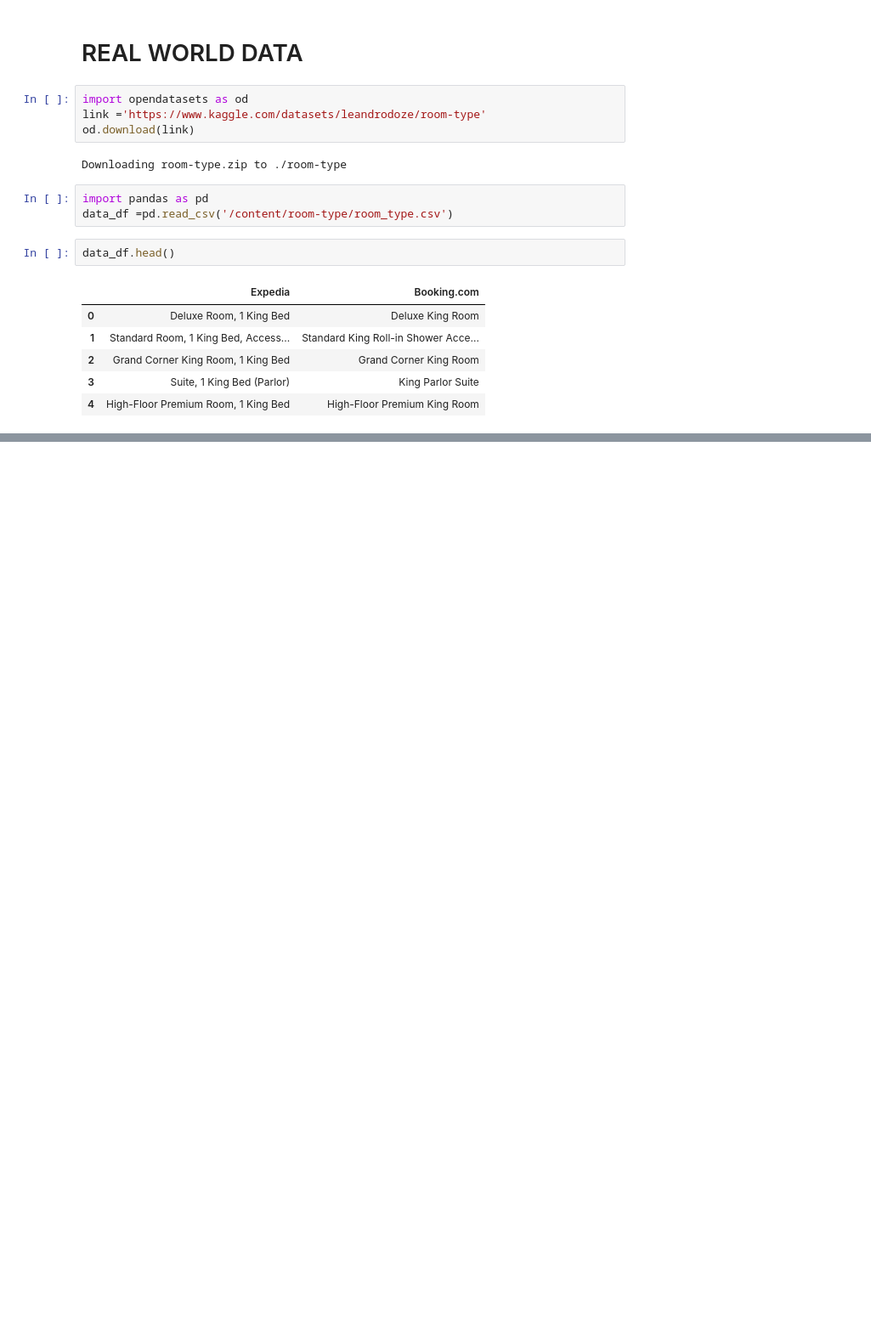
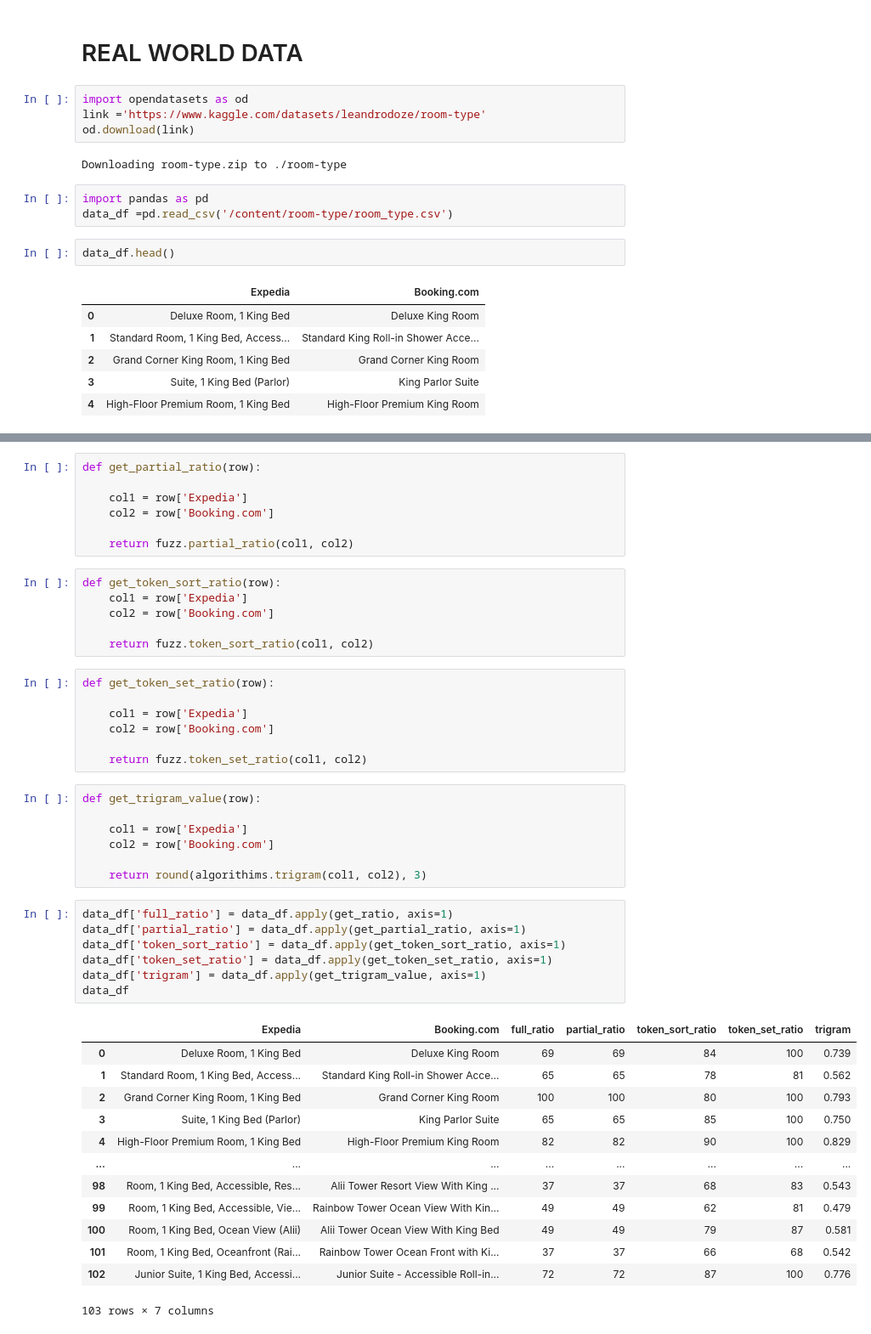
Before and after one commit to Jimmy586/DataAnalysis_ProbabilisticModeling, a Jupyter notebook: Fuzzy_matching_algorithm.ipynb, the cells around one changed output, grey strips where cells are left out. Shown at 85% size. Drawn from its saved outputs; the diff is of its cells as text; blank space fills up the shorter version.

Commit message:
fuzzy matchin with real world data

```diff
--- a/Fuzzy_matching_algorithm.ipynb
+++ b/Fuzzy_matching_algorithm.ipynb
@@ -213,0 +229,48 @@ data_df.head()
+# %%
+def get_partial_ratio(row):
+
+    col1 = row['Expedia']
+    col2 = row['Booking.com']
+
+    return fuzz.partial_ratio(col1, col2)
+# %%
+def get_token_sort_ratio(row):
+    col1 = row['Expedia']
+    col2 = row['Booking.com']
+
+    return fuzz.token_sort_ratio(col1, col2)
+# %%
+def get_token_set_ratio(row):
+
+    col1 = row['Expedia']
+    col2 = row['Booking.com']
+
+    return fuzz.token_set_ratio(col1, col2)
+# %%
+def get_trigram_value(row):
+
+    col1 = row['Expedia']
+    col2 = row['Booking.com']
+
+    return round(algorithims.trigram(col1, col2), 3)
+# %%
+data_df['full_ratio'] = data_df.apply(get_ratio, axis=1)
+data_df['partial_ratio'] = data_df.apply(get_partial_ratio, axis=1)
+data_df['token_sort_ratio'] = data_df.apply(get_token_sort_ratio, axis=1)
+data_df['token_set_ratio'] = data_df.apply(get_token_set_ratio, axis=1)
+data_df['trigram'] = data_df.apply(get_trigram_value, axis=1)
+data_df
+# %% [output]
+|  | Expedia | Booking.com | full_ratio | partial_ratio | token_sort_ratio | token_set_ratio | trigram |
+| 0 | Deluxe Room, 1 King Bed | Deluxe King Room | 69 | 69 | 84 | 100 | 0.739 |
+| 1 | Standard Room, 1 King Bed, Access... | Standard King Roll-in Shower Acce... | 65 | 65 | 78 | 81 | 0.562 |
+| 2 | Grand Corner King Room, 1 King Bed | Grand Corner King Room | 100 | 100 | 80 | 100 | 0.793 |
+| 3 | Suite, 1 King Bed (Parlor) | King Parlor Suite | 65 | 65 | 85 | 100 | 0.750 |
+| 4 | High-Floor Premium Room, 1 King Bed | High-Floor Premium King Room | 82 | 82 | 90 | 100 | 0.829 |
+| ... | ... | ... | ... | ... | ... | ... | ... |
+| 98 | Room, 1 King Bed, Accessible, Res... | Alii Tower Resort View With King ... | 37 | 37 | 68 | 83 | 0.543 |
+| 99 | Room, 1 King Bed, Accessible, Vie... | Rainbow Tower Ocean View With Kin... | 49 | 49 | 62 | 81 | 0.479 |
+| 100 | Room, 1 King Bed, Ocean View (Alii) | Alii Tower Ocean View With King Bed | 49 | 49 | 79 | 87 | 0.581 |
+| 101 | Room, 1 King Bed, Oceanfront (Rai... | Rainbow Tower Ocean Front with Ki... | 37 | 37 | 66 | 68 | 0.542 |
+| 102 | Junior Suite, 1 King Bed, Accessi... | Junior Suite - Accessible Roll-in... | 72 | 72 | 87 | 100 | 0.776 |
+103 rows × 7 columns
```
Also changed, not shown: parts of 4 cells of this notebook.
